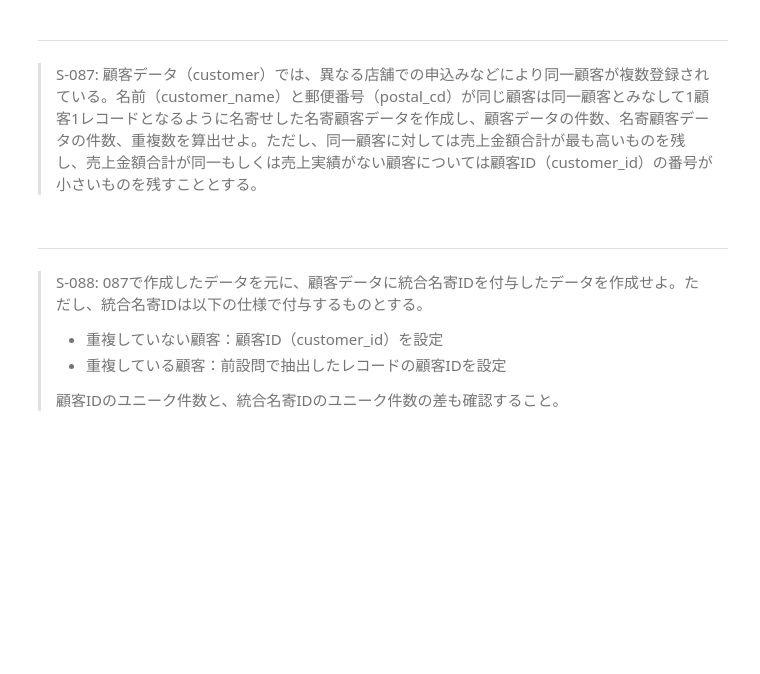
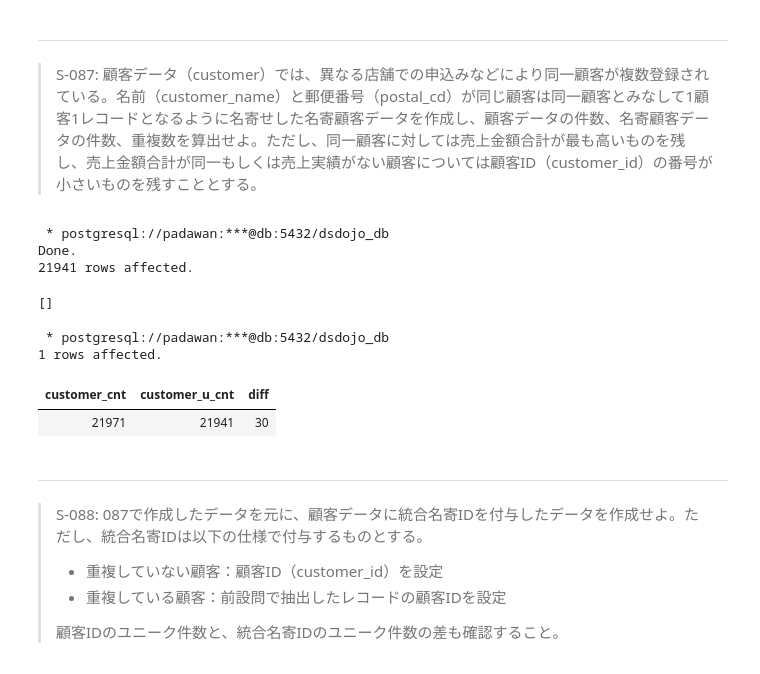
Before and after one commit to KJR020/100knocks-preprocess, a Jupyter notebook: docker/work/preprocess_knock_SQL.ipynb, the cells around one changed output. Drawn from its saved outputs; the diff is of its cells as text; code cells hidden in the pictures; blank space fills up the shorter version.

```diff
--- a/docker/work/preprocess_knock_SQL.ipynb
+++ b/docker/work/preprocess_knock_SQL.ipynb
@@ -3181,3 +3199,63 @@ $$
+# %%
+%%sql
+
+DROP TABLE IF EXISTS customer_u;
+CREATE TABLE customer_u AS (
+    WITH sales_amount AS(
+        SELECT
+            c.customer_id,
+            c.customer_name,
+            c.postal_cd,
+            COALESCE(SUM(r.amount), 0) AS sum_amount
+        FROM
+            customer c
+        LEFT JOIN
+            receipt r
+        ON c.customer_id = r.customer_id
+        GROUP BY
+            c.customer_id,
+            c.customer_name,
+            c.postal_cd
+    ),
+    sales_ranking AS(
+        SELECT
+            *,
+            ROW_NUMBER() OVER(
+                PARTITION BY customer_name, postal_cd
+                ORDER BY sum_amount desc, customer_id
+            ) AS ranking
+        FROM sales_amount
+    )
+    SELECT c.*
+    FROM
+        customer c
+    JOIN
+        sales_ranking r
+    ON
+        c.customer_id = r.customer_id
+        AND r.ranking = 1
+);
+# %% [output]
+ * postgresql://padawan:***@db:5432/dsdojo_db
+Done.
+21941 rows affected.
+[]
+# %%
+%%sql
+
+SELECT
+    customer_cnt,
+    customer_u_cnt,
+    customer_cnt - customer_u_cnt AS diff
+FROM
+    (SELECT COUNT(1) AS customer_cnt FROM customer) customer
+CROSS JOIN (SELECT COUNT(1) AS customer_u_cnt FROM customer_u) customer_u
+;
+# %% [output]
+ * postgresql://padawan:***@db:5432/dsdojo_db
+1 rows affected.
+| customer_cnt | customer_u_cnt | diff |
+| 21971 | 21941 | 30 |
 # %% [markdown]
 ---
 > S-088: 087で作成したデータを元に、顧客データに統合名寄IDを付与したデータを作成せよ。ただし、統合名寄IDは以下の仕様で付与するものとする。
```
Also changed, not shown: parts of 11 cells of this notebook.
